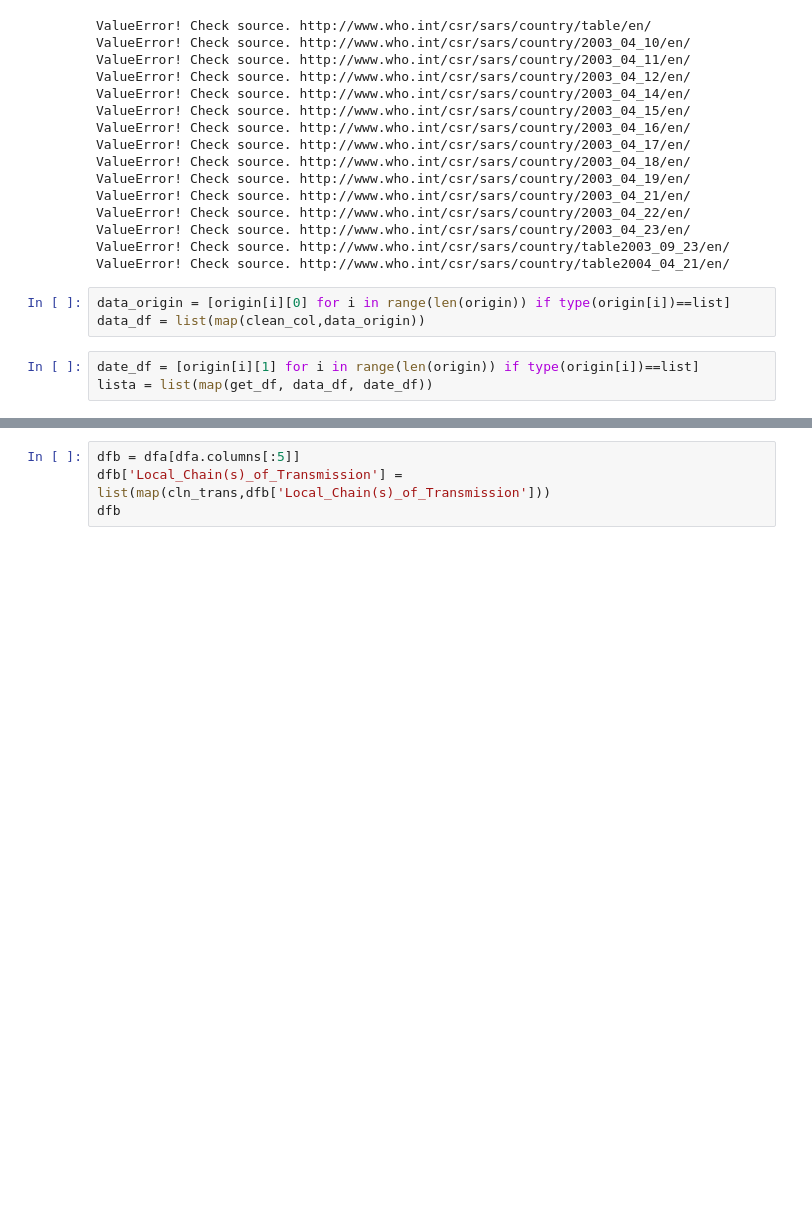
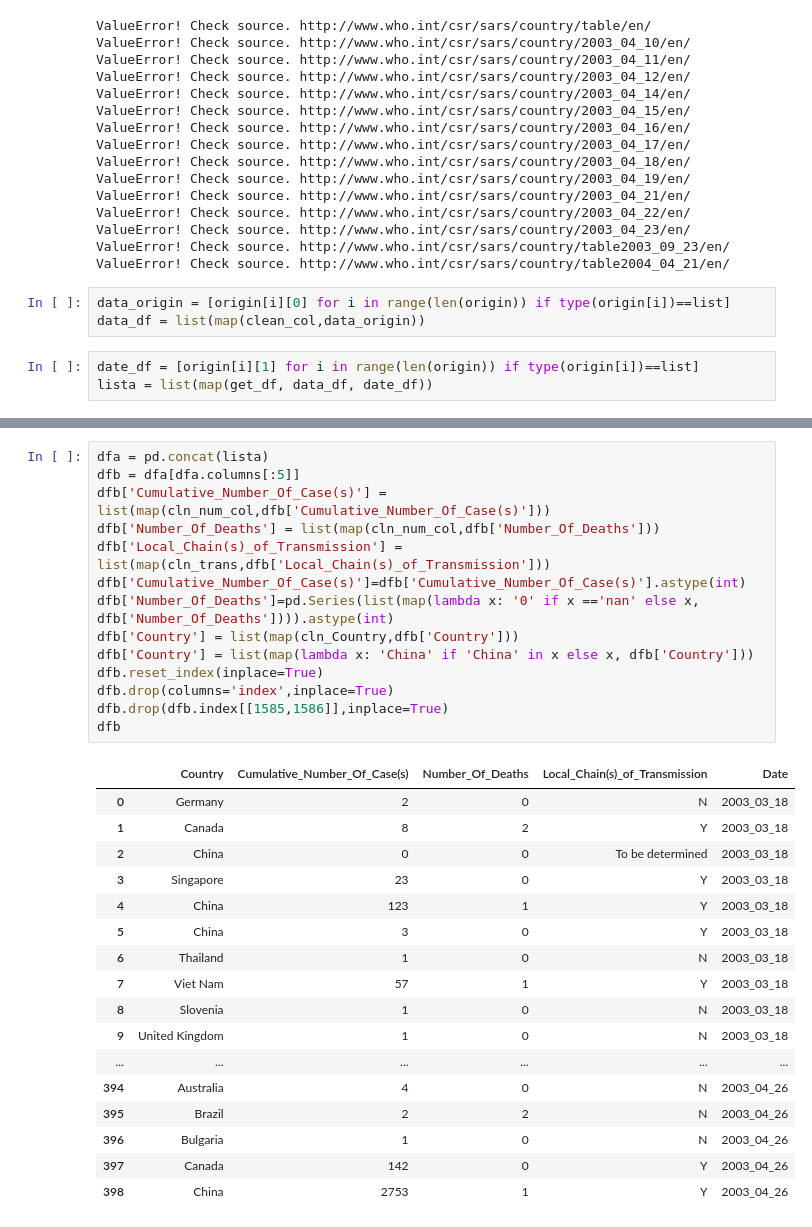
Before and after one commit to Skye-FY/Ironhack_Final_Project, a Jupyter notebook: code/sars.ipynb, the cells around one changed output, grey strips where cells are left out. Drawn from its saved outputs; the diff is of its cells as text; blank space fills up the shorter version.

```diff
--- a/code/sars.ipynb
+++ b/code/sars.ipynb
@@ -131,4 +119,32 @@ dfa['Country'] = list(map(lambda x: 'China' if 'China' in x else x, dfa.Country)
-# %%
-dfb = dfa[dfa.columns[:5]]
-dfb['Local_Chain(s)_of_Transmission'] = list(map(cln_trans,dfb['Local_Chain(s)_of_Transmission']))
-dfb
+# %%
+dfa = pd.concat(lista)
+dfb = dfa[dfa.columns[:5]]
+dfb['Cumulative_Number_Of_Case(s)'] = list(map(cln_num_col,dfb['Cumulative_Number_Of_Case(s)']))
+dfb['Number_Of_Deaths'] = list(map(cln_num_col,dfb['Number_Of_Deaths']))
+dfb['Local_Chain(s)_of_Transmission'] = list(map(cln_trans,dfb['Local_Chain(s)_of_Transmission']))
+dfb['Cumulative_Number_Of_Case(s)']=dfb['Cumulative_Number_Of_Case(s)'].astype(int)
+dfb['Number_Of_Deaths']=pd.Series(list(map(lambda x: '0' if x =='nan' else x, dfb['Number_Of_Deaths']))).astype(int)
+dfb['Country'] = list(map(cln_Country,dfb['Country']))
+dfb['Country'] = list(map(lambda x: 'China' if 'China' in x else x, dfb['Country']))
+dfb.reset_index(inplace=True)
+dfb.drop(columns='index',inplace=True)
+dfb.drop(dfb.index[[1585,1586]],inplace=True)
+dfb
+# %% [output]
+|  | Country | Cumulative_Number_Of_Case(s) | Number_Of_Deaths | Local_Chain(s)_of_Transmission | Date |
+| 0 | Germany | 2 | 0 | N | 2003_03_18 |
+| 1 | Canada | 8 | 2 | Y | 2003_03_18 |
+| 2 | China | 0 | 0 | To be determined | 2003_03_18 |
+| 3 | Singapore | 23 | 0 | Y | 2003_03_18 |
+| 4 | China | 123 | 1 | Y | 2003_03_18 |
+| 5 | China | 3 | 0 | Y | 2003_03_18 |
+| 6 | Thailand | 1 | 0 | N | 2003_03_18 |
+| 7 | Viet Nam | 57 | 1 | Y | 2003_03_18 |
+| 8 | Slovenia | 1 | 0 | N | 2003_03_18 |
+| 9 | United Kingdom | 1 | 0 | N | 2003_03_18 |
+| ... | ... | ... | ... | ... | ... |
+| 394 | Australia | 4 | 0 | N | 2003_04_26 |
+| 395 | Brazil | 2 | 2 | N | 2003_04_26 |
+| 396 | Bulgaria | 1 | 0 | N | 2003_04_26 |
+| 397 | Canada | 142 | 0 | Y | 2003_04_26 |
+| 398 | China | 2753 | 1 | Y | 2003_04_26 |
```
Also changed, not shown: parts of 7 cells of this notebook.
